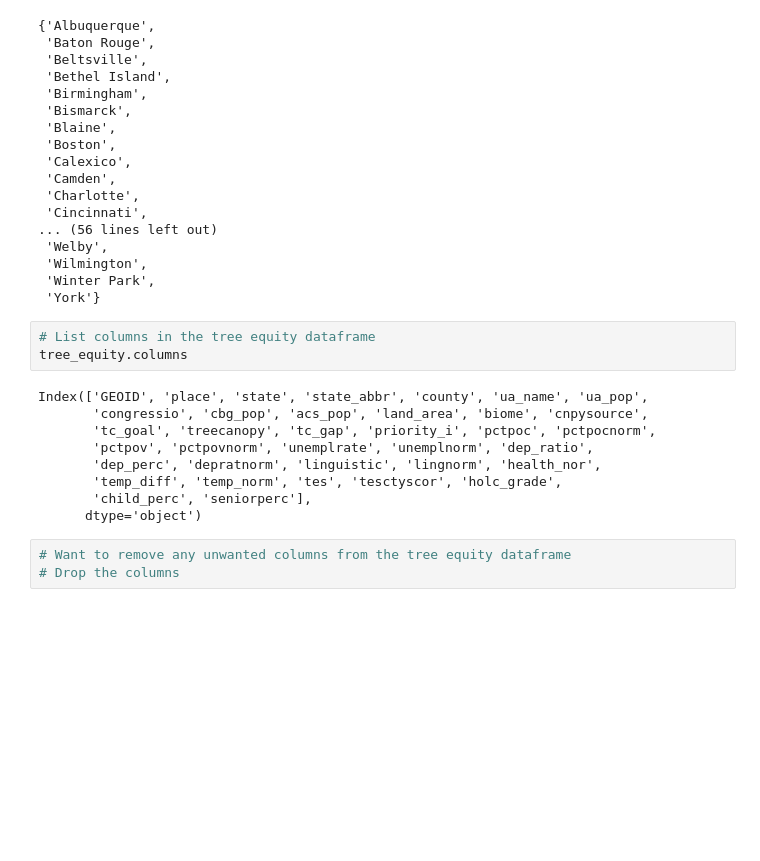
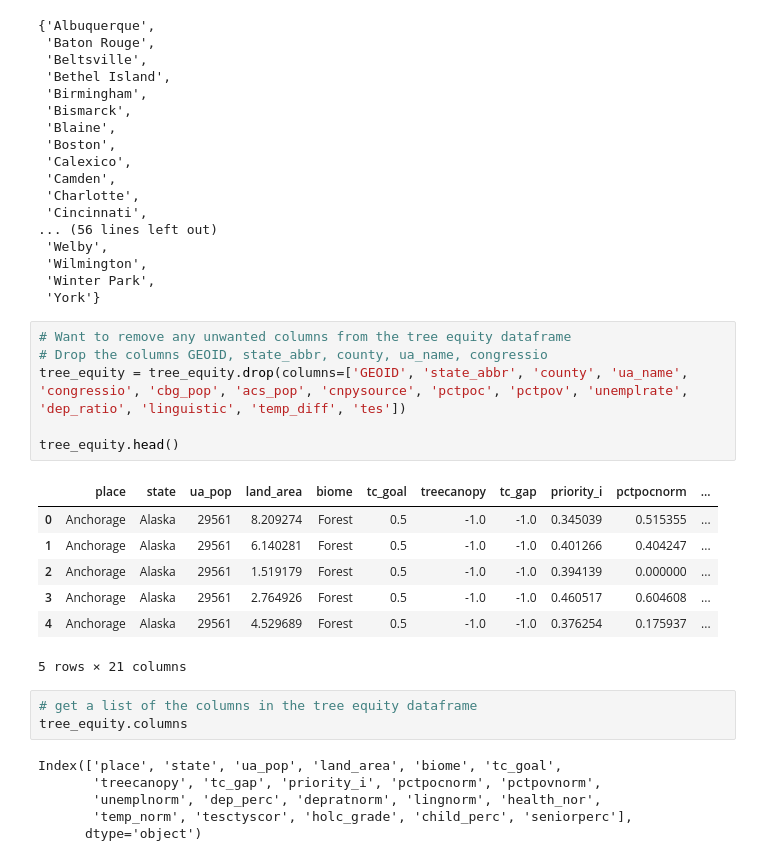
Before and after one commit to apumaparna/AML-project-code, a Jupyter notebook: initial_explorations.ipynb, the cells around one changed output. Drawn from its saved outputs; the diff is of its cells as text; blank space fills up the shorter version.

```diff
--- a/initial_explorations.ipynb
+++ b/initial_explorations.ipynb
@@ -127,18 +127,26 @@ set(pollution['City']).intersection(set(tree_equity['place']))
  'Wilmington',
  'Winter Park',
  'York'}
+# %%
+# Want to remove any unwanted columns from the tree equity dataframe
+# Drop the columns GEOID, state_abbr, county, ua_name, congressio
+tree_equity = tree_equity.drop(columns=['GEOID', 'state_abbr', 'county', 'ua_name', 'congressio', 'cbg_pop', 'acs_pop', 'cnpysource', 'pctpoc', 'pctpov', 'unemplrate', 'dep_ratio', 'linguistic', 'temp_diff', 'tes'])
+
+tree_equity.head()
+# %% [output]
+|  | place | state | ua_pop | land_area | biome | tc_goal | treecanopy | tc_gap | priority_i | pctpocnorm | ... |
+| 0 | Anchorage | Alaska | 29561 | 8.209274 | Forest | 0.5 | -1.0 | -1.0 | 0.345039 | 0.515355 | ... |
+| 1 | Anchorage | Alaska | 29561 | 6.140281 | Forest | 0.5 | -1.0 | -1.0 | 0.401266 | 0.404247 | ... |
+| 2 | Anchorage | Alaska | 29561 | 1.519179 | Forest | 0.5 | -1.0 | -1.0 | 0.394139 | 0.000000 | ... |
+| 3 | Anchorage | Alaska | 29561 | 2.764926 | Forest | 0.5 | -1.0 | -1.0 | 0.460517 | 0.604608 | ... |
+| 4 | Anchorage | Alaska | 29561 | 4.529689 | Forest | 0.5 | -1.0 | -1.0 | 0.376254 | 0.175937 | ... |
+5 rows × 21 columns
 # %%
-# List columns in the tree equity dataframe
+# get a list of the columns in the tree equity dataframe
 tree_equity.columns
 # %% [output]
-Index(['GEOID', 'place', 'state', 'state_abbr', 'county', 'ua_name', 'ua_pop',
-       'congressio', 'cbg_pop', 'acs_pop', 'land_area', 'biome', 'cnpysource',
-       'tc_goal', 'treecanopy', 'tc_gap', 'priority_i', 'pctpoc', 'pctpocnorm',
-       'pctpov', 'pctpovnorm', 'unemplrate', 'unemplnorm', 'dep_ratio',
-       'dep_perc', 'depratnorm', 'linguistic', 'lingnorm', 'health_nor',
-       'temp_diff', 'temp_norm', 'tes', 'tesctyscor', 'holc_grade',
-       'child_perc', 'seniorperc'],
+Index(['place', 'state', 'ua_pop', 'land_area', 'biome', 'tc_goal',
+       'treecanopy', 'tc_gap', 'priority_i', 'pctpocnorm', 'pctpovnorm',
+       'unemplnorm', 'dep_perc', 'depratnorm', 'lingnorm', 'health_nor',
+       'temp_norm', 'tesctyscor', 'holc_grade', 'child_perc', 'seniorperc'],
       dtype='object')
-# %%
-# Want to remove any unwanted columns from the tree equity dataframe
-# Drop the columns
```
Also changed, not shown: parts of 11 cells of this notebook, 1 other file.
